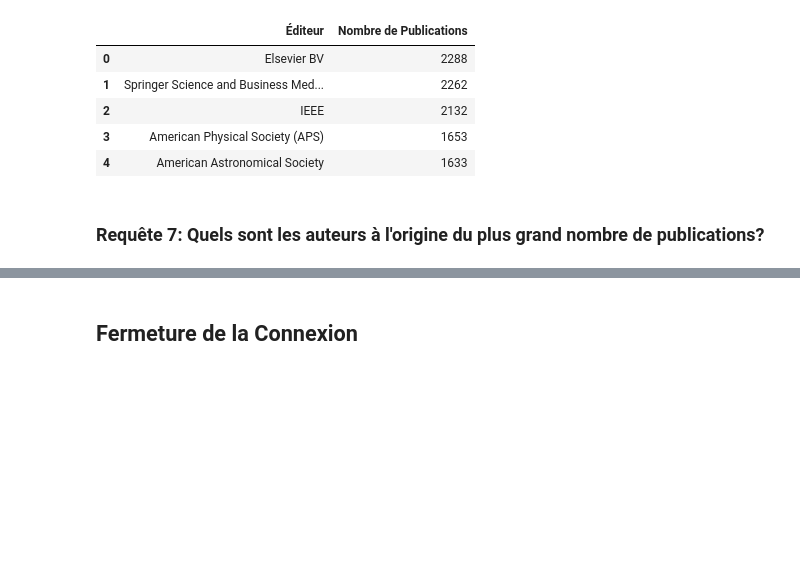
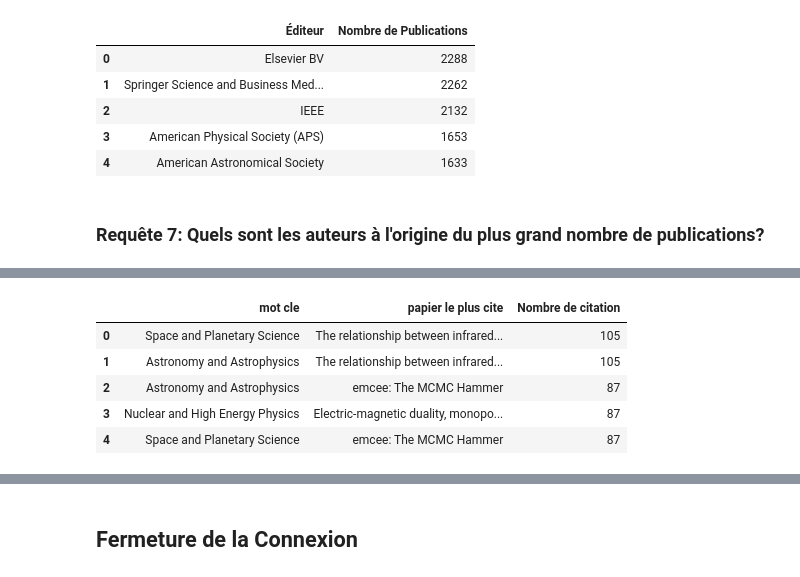
Before and after one commit to lulud41/neo4j_project, a Jupyter notebook: Projet_neo4j_DEROUET_PURIER_MSBDAAD_2021_2022.ipynb, the cells around one changed output, grey strips where cells are left out. Cells and saved outputs as stored; diff of their text form; code cells hidden in the pictures; blank space fills up the shorter version.

```diff
--- a/Projet_neo4j_DEROUET_PURIER_MSBDAAD_2021_2022.ipynb
+++ b/Projet_neo4j_DEROUET_PURIER_MSBDAAD_2021_2022.ipynb
@@ -607,6 +671,18 @@ df_res
 # %%
 query_string = '''
+ MATCH (p1: Paper)-[r:REFERS_TO]-(p2: Paper)-[r2: TALKS_ABOUT]-(kw: Keyword)
+ RETURN kw.name, p2.title, count(p1) AS c
+ ORDER BY c DESC LIMIT 5
 
 '''
-conn.query(query_string, db="paperswithcode")
+df_res = pd.DataFrame([dict(_) for _ in conn.query(query_string, db='paperswithcode')])
+df_res = df_res.rename(columns={"kw.name":"mot cle", "c":"Nombre de citation", "p2.title": "papier le plus cite"})
+df_res
+# %% [output]
+|  | mot cle | papier le plus cite | Nombre de citation |
+| 0 | Space and Planetary Science | The relationship between infrared... | 105 |
+| 1 | Astronomy and Astrophysics | The relationship between infrared... | 105 |
+| 2 | Astronomy and Astrophysics | emcee: The MCMC Hammer | 87 |
+| 3 | Nuclear and High Energy Physics | Electric-magnetic duality, monopo... | 87 |
+| 4 | Space and Planetary Science | emcee: The MCMC Hammer | 87 |
 # %% [markdown]
```
Also changed, not shown: parts of 26 cells of this notebook, 2 other files.
